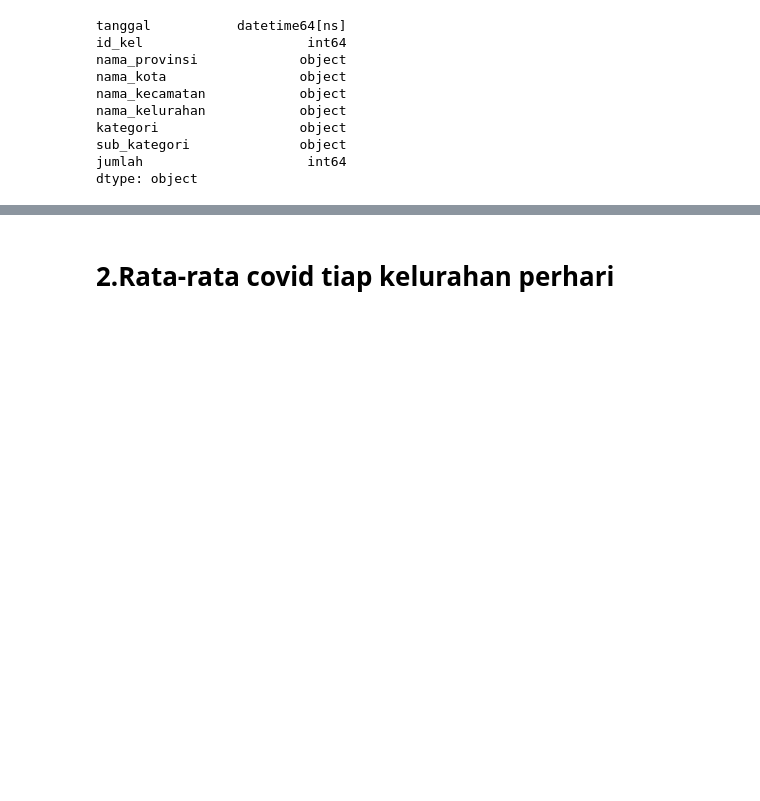
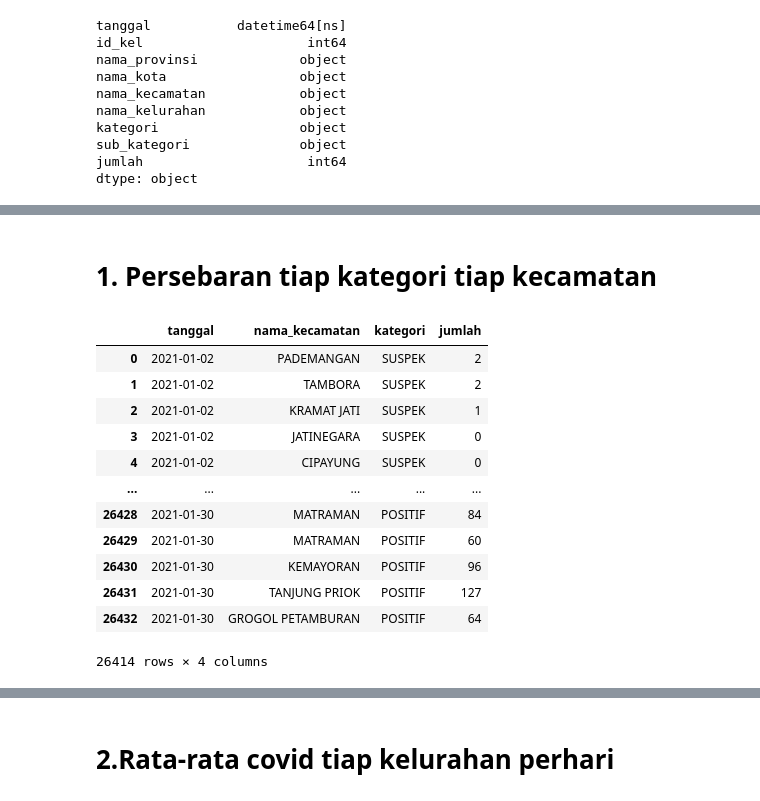
Before and after one commit to fakhrirahman/projek-plab, a Jupyter notebook: Plabs_Final__Project.ipynb, the cells around one changed output, grey strips where cells are left out. Saved outputs shown, nothing was run; the diff lists cells and outputs as text; code cells hidden in the pictures; blank space fills up the shorter version.

```diff
--- a/Plabs_Final__Project.ipynb
+++ b/Plabs_Final__Project.ipynb
@@ -50,0 +82,19 @@ dtype: object
+# %% [markdown]
+# 1. Persebaran tiap kategori tiap kecamatan
+# %%
+data_kecamatan = covid.drop(columns=['id_kel', 'nama_provinsi', 'nama_kota', 'nama_kelurahan', 'sub_kategori'])
+data_kecamatan
+# %% [output]
+|  | tanggal | nama_kecamatan | kategori | jumlah |
+| 0 | 2021-01-02 | PADEMANGAN | SUSPEK | 2 |
+| 1 | 2021-01-02 | TAMBORA | SUSPEK | 2 |
+| 2 | 2021-01-02 | KRAMAT JATI | SUSPEK | 1 |
+| 3 | 2021-01-02 | JATINEGARA | SUSPEK | 0 |
+| 4 | 2021-01-02 | CIPAYUNG | SUSPEK | 0 |
+| ... | ... | ... | ... | ... |
+| 26428 | 2021-01-30 | MATRAMAN | POSITIF | 84 |
+| 26429 | 2021-01-30 | MATRAMAN | POSITIF | 60 |
+| 26430 | 2021-01-30 | KEMAYORAN | POSITIF | 96 |
+| 26431 | 2021-01-30 | TANJUNG PRIOK | POSITIF | 127 |
+| 26432 | 2021-01-30 | GROGOL PETAMBURAN | POSITIF | 64 |
+26414 rows × 4 columns
```
Also changed, not shown: parts of 4 cells of this notebook, 1 other file.
